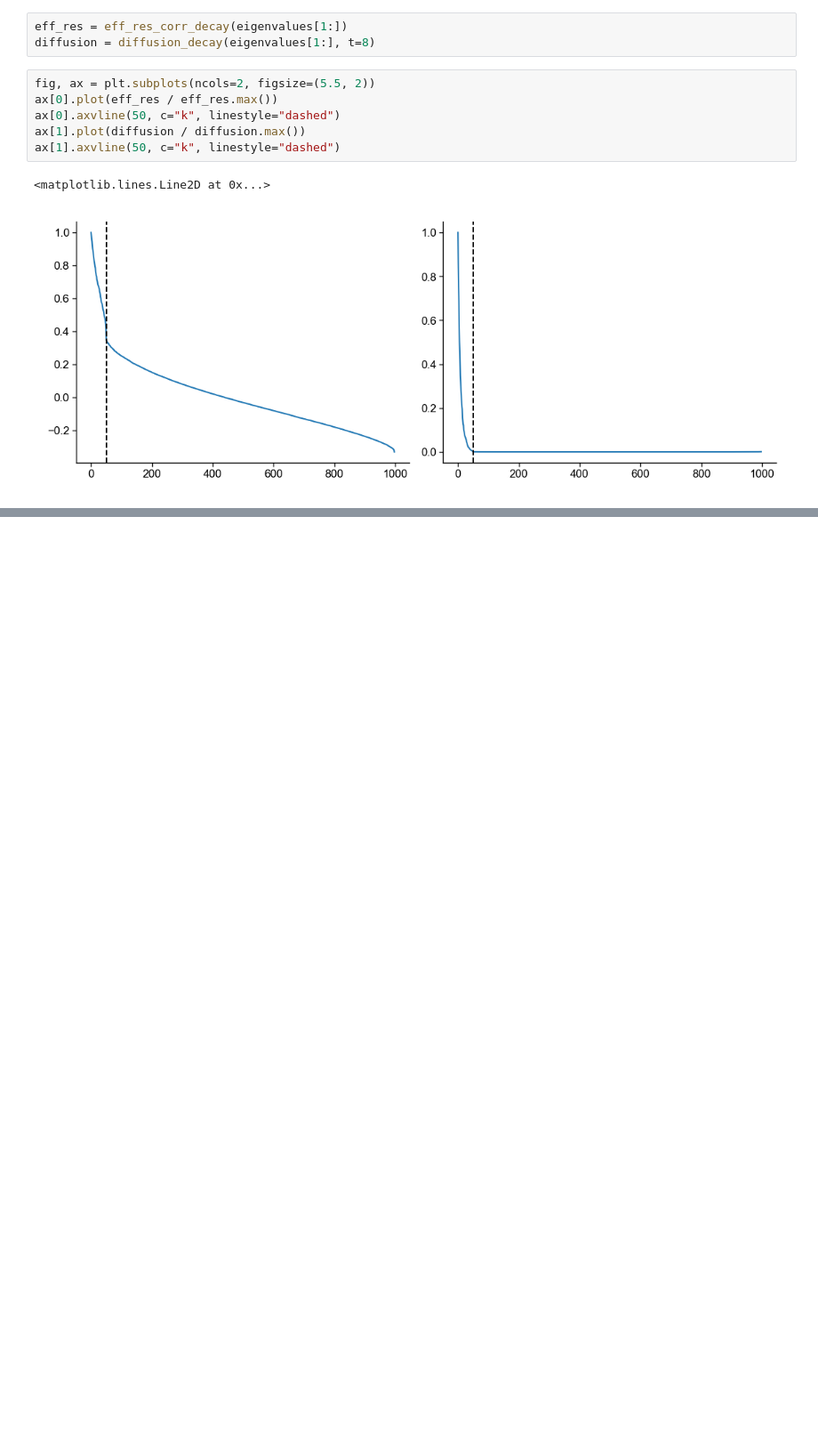
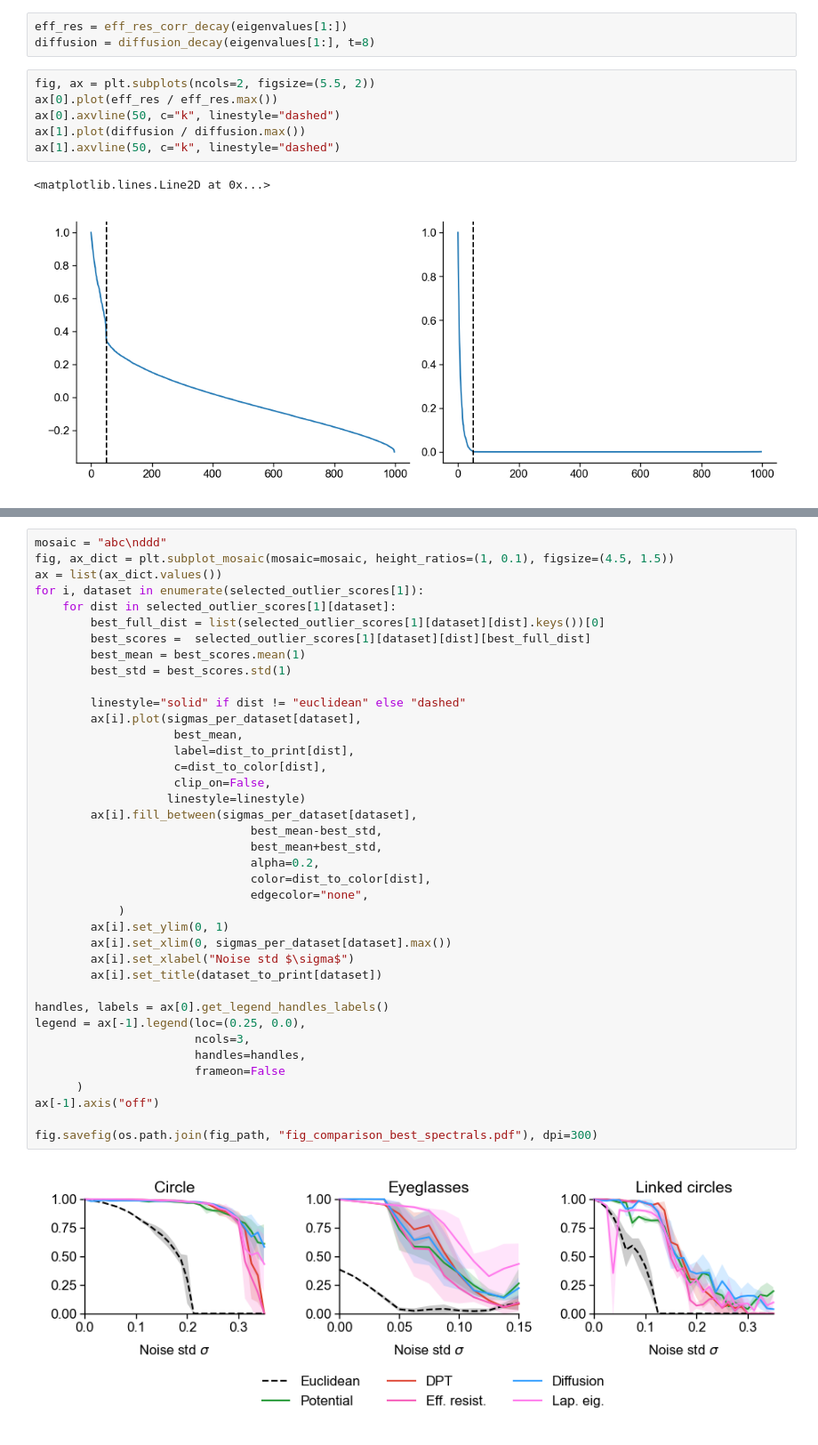
Before and after one commit to berenslab/eff-ph, a Jupyter notebook: notebooks/fig_spectral.ipynb, the cells around one changed output, grey strips where cells are left out. Shown: that part at 89% size. Saved outputs shown, nothing was run; the diff lists cells and outputs as text; blank space fills up the shorter version.

```diff
--- a/notebooks/fig_spectral.ipynb
+++ b/notebooks/fig_spectral.ipynb
@@ -250,0 +627,41 @@ ax[1].axvline(50, c="k", linestyle="dashed")
+# %%
+mosaic = "abc\nddd"
+fig, ax_dict = plt.subplot_mosaic(mosaic=mosaic, height_ratios=(1, 0.1), figsize=(4.5, 1.5))
+ax = list(ax_dict.values())
+for i, dataset in enumerate(selected_outlier_scores[1]):
+    for dist in selected_outlier_scores[1][dataset]:
+        best_full_dist = list(selected_outlier_scores[1][dataset][dist].keys())[0]
+        best_scores =  selected_outlier_scores[1][dataset][dist][best_full_dist]
+        best_mean = best_scores.mean(1)
+        best_std = best_scores.std(1)
+
+        linestyle="solid" if dist != "euclidean" else "dashed"
+        ax[i].plot(sigmas_per_dataset[dataset],
+                    best_mean,
+                    label=dist_to_print[dist],
+                    c=dist_to_color[dist],
+                    clip_on=False,
+                   linestyle=linestyle)
+        ax[i].fill_between(sigmas_per_dataset[dataset],
+                               best_mean-best_std,
+                               best_mean+best_std,
+                               alpha=0.2,
+                               color=dist_to_color[dist],
+                               edgecolor="none",
+            )
+        ax[i].set_ylim(0, 1)
+        ax[i].set_xlim(0, sigmas_per_dataset[dataset].max())
+        ax[i].set_xlabel("Noise std $\sigma$")
+        ax[i].set_title(dataset_to_print[dataset])
+
+handles, labels = ax[0].get_legend_handles_labels()
+legend = ax[-1].legend(loc=(0.25, 0.0),
+                       ncols=3,
+                       handles=handles,
+                       frameon=False
+      )
+ax[-1].axis("off")
+
+fig.savefig(os.path.join(fig_path, "fig_comparison_best_spectrals.pdf"), dpi=300)
+# %% [output]
+[figure, added]
```
Also changed, not shown: parts of 19 cells of this notebook.
